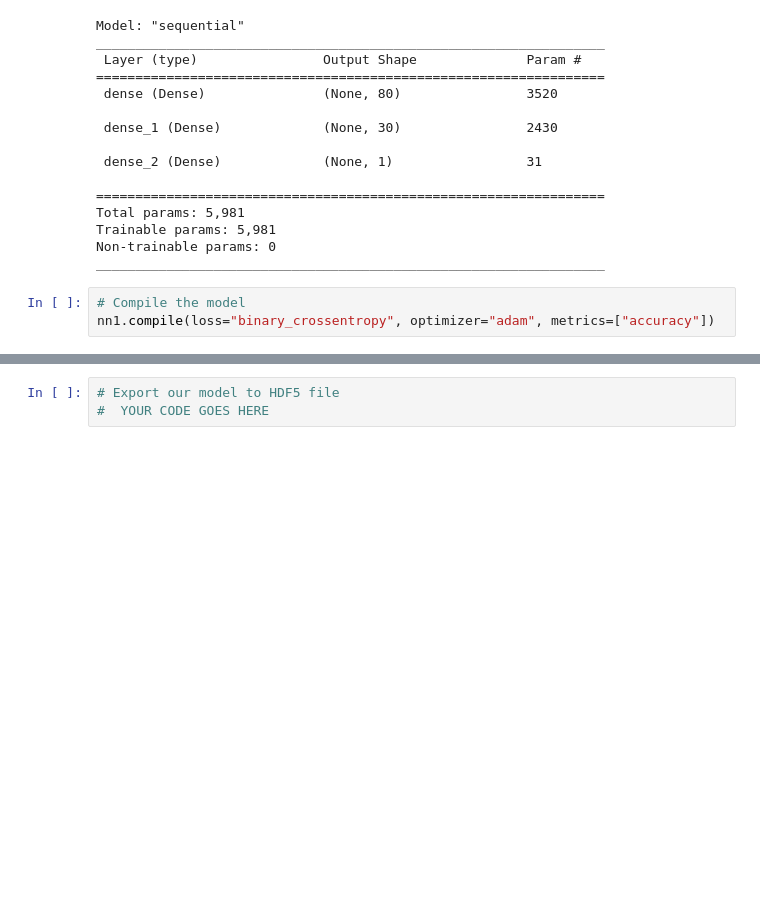
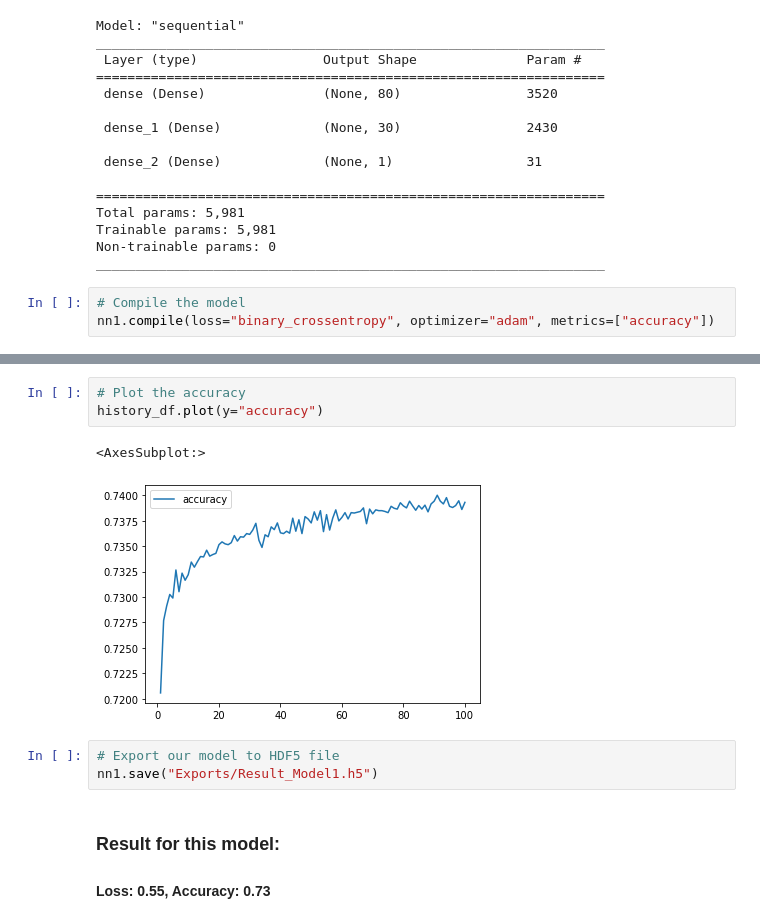
Before and after one commit to dianaagustinaf/deep-learning-challenge, a Jupyter notebook: deep-learning-model.ipynb, the cells around one changed output, grey strips where cells are left out. Drawn from its saved outputs; the diff is of its cells as text; blank space fills up the shorter version.

```diff
--- a/deep-learning-model.ipynb
+++ b/deep-learning-model.ipynb
@@ -324,3 +336,12 @@ Loss: 0.557812534073699, Accuracy: 0.7262973785400391
+# %%
+# Plot the accuracy
+history_df.plot(y="accuracy")
+# %% [output]
+<AxesSubplot:>
+[figure, added]
 # %%
 # Export our model to HDF5 file
-#  YOUR CODE GOES HERE
+nn1.save("Exports/Result_Model1.h5")
+# %% [markdown]
+### Result for this model:
+#### Loss: 0.55, Accuracy: 0.73
```
Also changed, not shown: parts of 5 cells of this notebook, 1 other file.
